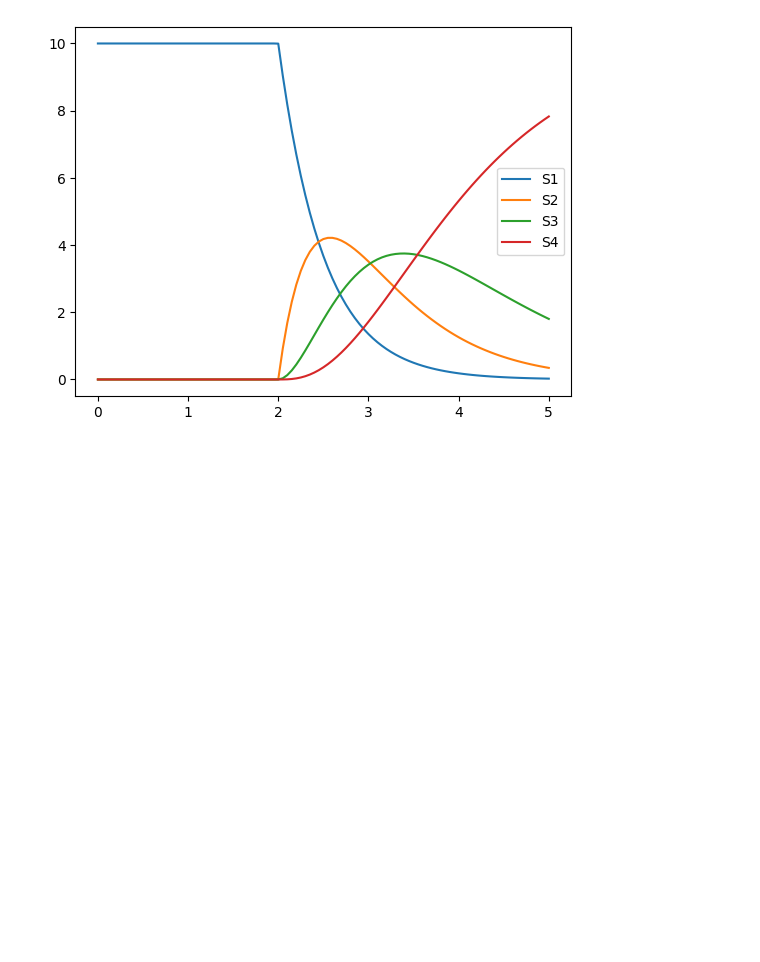
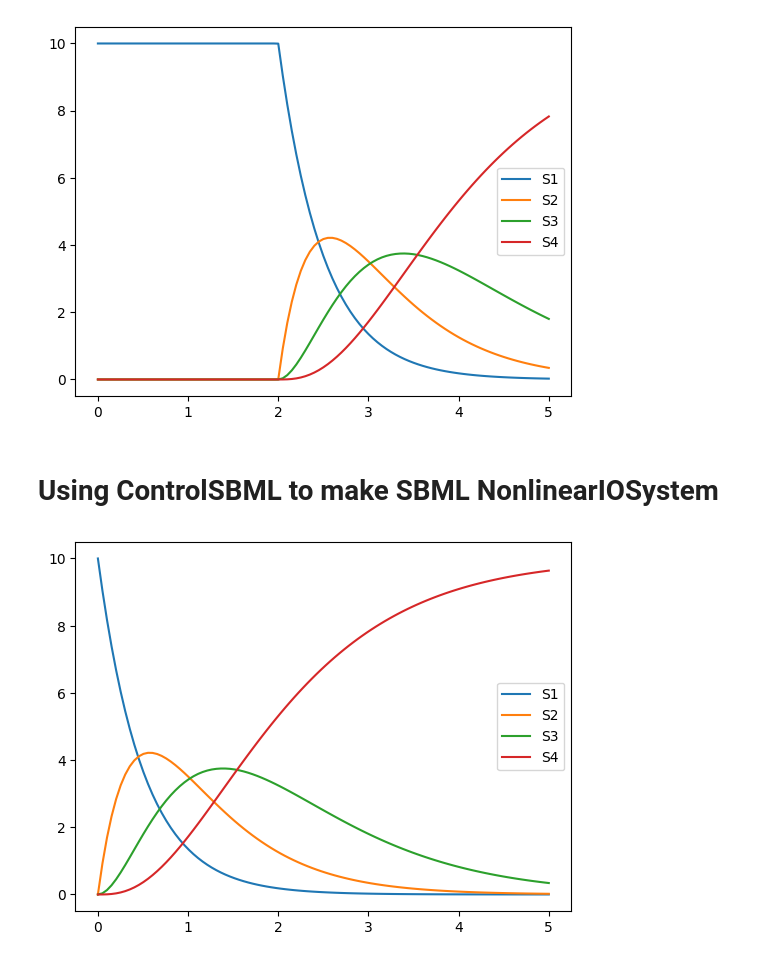
Before and after one commit to joseph-hellerstein/advanced-controls-lectures, a Jupyter notebook: classes/winter_2023/lectures/lecture_05-simulating-system-elements/simulating_system_elements.ipynb, the cells around one changed output. Saved outputs shown, nothing was run; the diff lists cells and outputs as text; code cells hidden in the pictures; blank space fills up the shorter version.

```diff
--- a/classes/winter_2023/lectures/lecture_05-simulating-system-elements/simulating_system_elements.ipynb
+++ b/classes/winter_2023/lectures/lecture_05-simulating-system-elements/simulating_system_elements.ipynb
@@ -83,3 +87,42 @@ assert("NamedArray" in str(type(results)))
 print("OK")
 # %% [output]
 OK
+# %%
+def plotSys(sys, times, initial_values=None, forced_input=None, title="", is_plot=True):
+    """
+    Plots the system.
+
+    Parameters
+    ----------
+    sys: NonlinearIOSystem
+    times: list-float (times for simulation)
+    initial_values: list-float
+    forced_input: list-float
+
+    Returns
+    -------
+    np.ndarray, np.ndarray (times, predicted values)
+    """
+    if forced_input is None:
+        forced_input = 0
+    if initial_values is None:
+        initial_values = np.repeat(0, len(sys.input_labels))
+    # Simulate the system
+    t, y = control.input_output_response(sys, times, forced_input, initial_values)
+    # Plot the response
+    num_output = len(sys.output_labels)
+    if num_output == 1:
+        plt.plot(t, y)
+    else:
+        for idx in range(num_output):
+            plt.plot(t, y[idx])
+    plt.legend(sys.output_labels)
+    if not is_plot:
+        plt.close()
+    return t, y
+
+# Tests
+times = T = np.linspace(0, 70, 500)
+times, predictions = plotSys(TEST_SYS, times, is_plot=False)
+assert(len(times) == len(predictions))
+print("OK!")
@@ -520,3 +567,12 @@ plt.legend(output_names)
 plt.show(block=False)
 # %% [output]
 [figure]
+# %% [markdown]
+# Using ControlSBML to make SBML NonlinearIOSystem
+# %%
+ctlsb = ctl.ControlSBML(LINEAR_MDL, output_names=["S1", "S2","S3", "S4"])
+sys = ctlsb.makeNonlinearIOSystem("linear")
+times = np.linspace(0, 5, 100)
+_ = plotSys(sys, times, initial_values=[10, 0, 0, 0])
+# %% [output]
+[figure, added]
```
Also changed, not shown: parts of 6 cells of this notebook.
